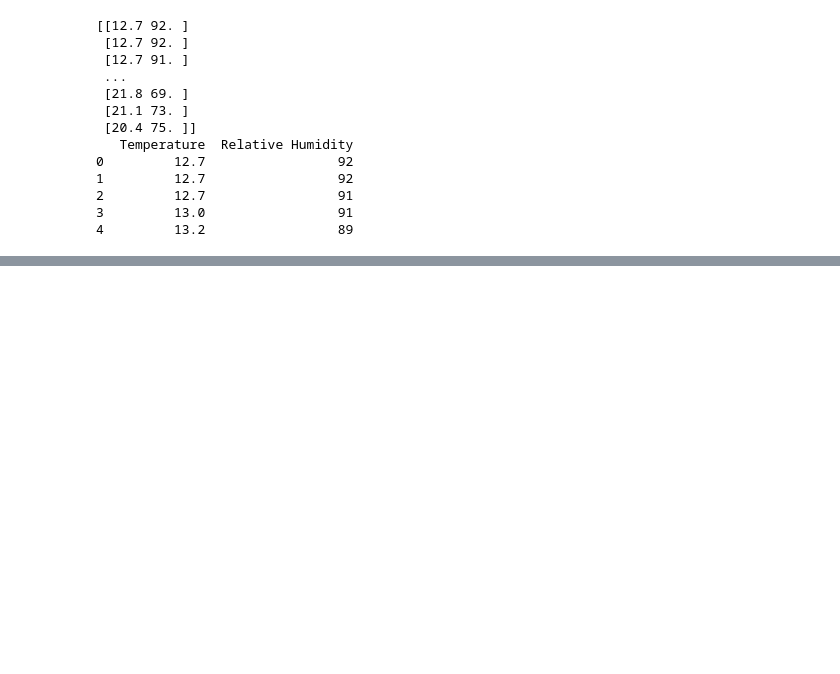
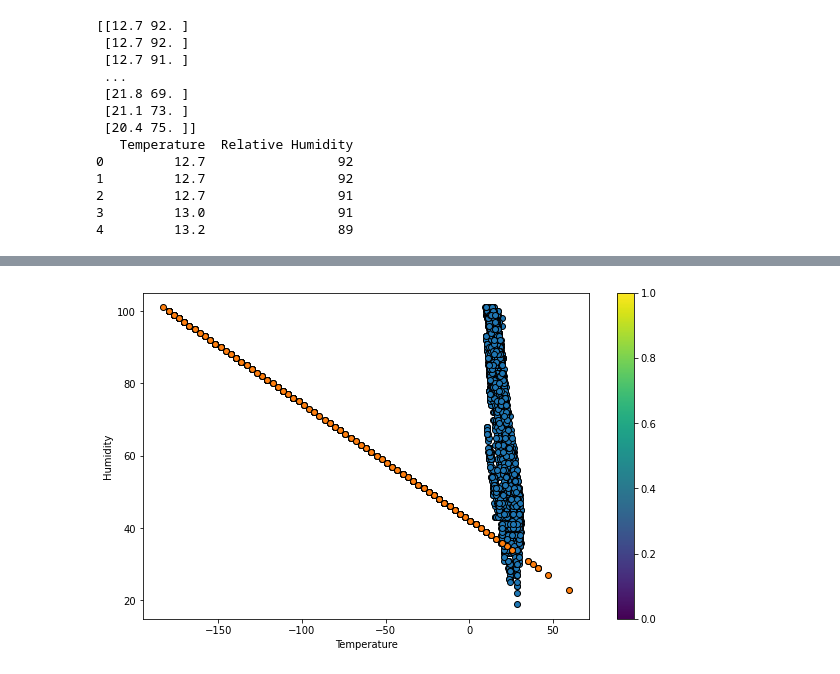
Before and after one commit to shailendra0408/ML, a Jupyter notebook: regression/TRHLinearRegression.ipynb, the cells around one changed output, grey strips where cells are left out. Drawn from its saved outputs; the diff is of its cells as text; code cells hidden in the pictures; blank space fills up the shorter version.

```diff
--- a/regression/TRHLinearRegression.ipynb
+++ b/regression/TRHLinearRegression.ipynb
@@ -84,0 +101,22 @@ plt.show()
+# %%
+fig, ax = plt.subplots(figsize=(10, 6))
+g = ax.scatter(x = T_data_train,
+               y = RH_data_train,
+               cmap = "magma",
+               vmin=0, vmax=10000,
+               edgecolors = 'black')
+
+g = ax.scatter(x = Temp_new_data,
+                y = RH_data_test,
+                cmap = "magma",
+               vmin=0, vmax=10000,
+               edgecolors = 'black')
+
+fig.colorbar(g)
+
+plt.xlabel("Temperature")
+plt.ylabel("Humidity")
+
+plt.show()
+# %% [output]
+[figure, added]
```
Also changed, not shown: parts of 5 cells of this notebook.
